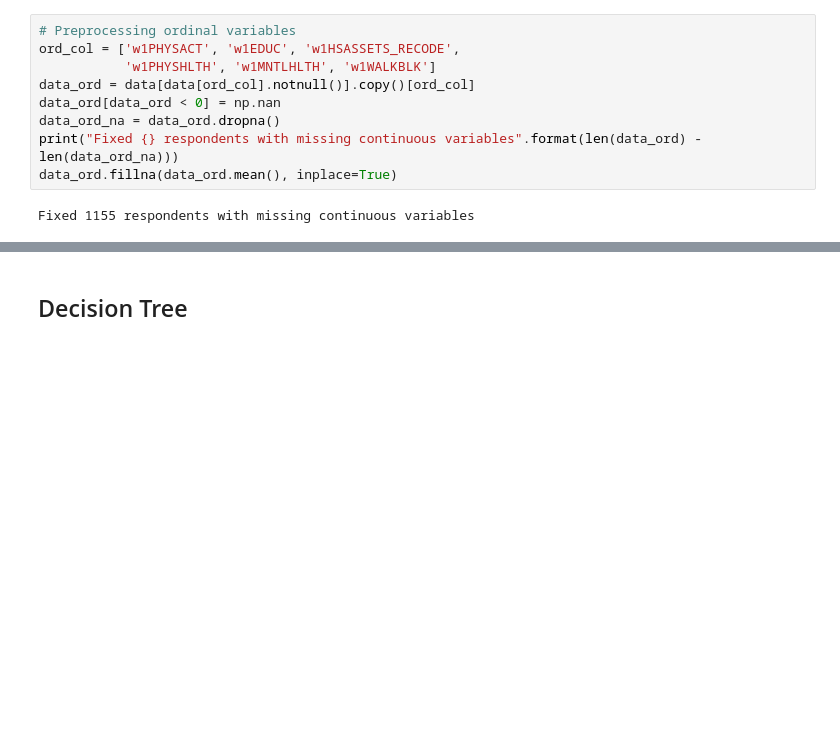
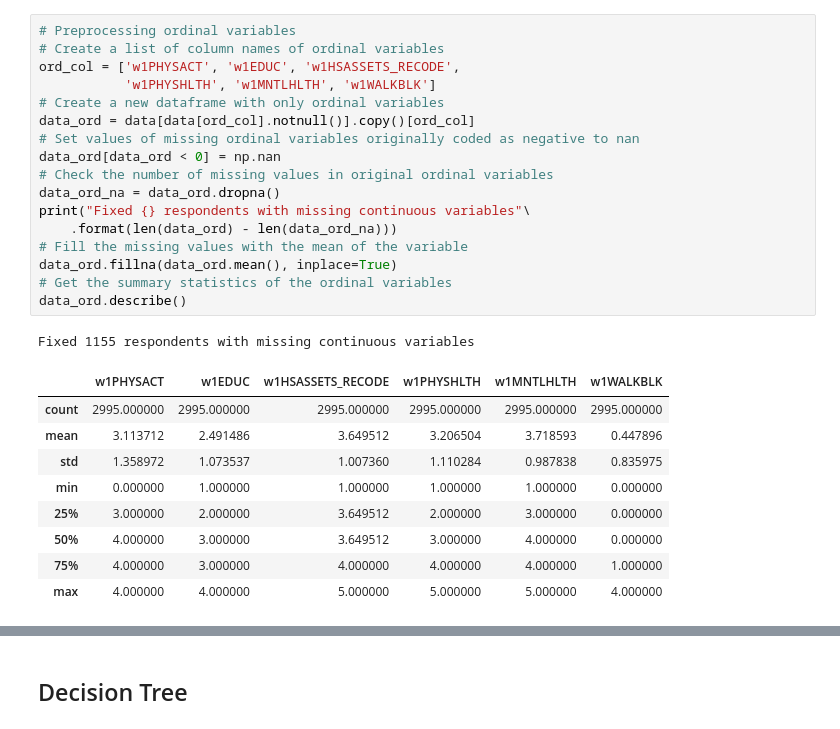
Before and after one commit to yiang-li/Predicting-Mortality-Machine-Learning, a Jupyter notebook: code.ipynb, the cells around one changed output, grey strips where cells are left out. Cells and saved outputs as stored; diff of their text form; blank space fills up the shorter version.

```diff
--- a/code.ipynb
+++ b/code.ipynb
@@ -95,13 +144,30 @@ data_cat.drop('w1ETHGRP', axis=1, inplace=True)
 # %%
 # Preprocessing ordinal variables
+# Create a list of column names of ordinal variables
 ord_col = ['w1PHYSACT', 'w1EDUC', 'w1HSASSETS_RECODE',
            'w1PHYSHLTH', 'w1MNTLHLTH', 'w1WALKBLK']
+# Create a new dataframe with only ordinal variables
 data_ord = data[data[ord_col].notnull()].copy()[ord_col]
+# Set values of missing ordinal variables originally coded as negative to nan
 data_ord[data_ord < 0] = np.nan
+# Check the number of missing values in original ordinal variables
 data_ord_na = data_ord.dropna()
-print("Fixed {} respondents with missing continuous variables".format(len(data_ord) - len(data_ord_na)))
+print("Fixed {} respondents with missing continuous variables"\
+    .format(len(data_ord) - len(data_ord_na)))
+# Fill the missing values with the mean of the variable
 data_ord.fillna(data_ord.mean(), inplace=True)
+# Get the summary statistics of the ordinal variables
+data_ord.describe()
 # %% [output]
 Fixed 1155 respondents with missing continuous variables
+|  | w1PHYSACT | w1EDUC | w1HSASSETS_RECODE | w1PHYSHLTH | w1MNTLHLTH | w1WALKBLK |
+| count | 2995.000000 | 2995.000000 | 2995.000000 | 2995.000000 | 2995.000000 | 2995.000000 |
+| mean | 3.113712 | 2.491486 | 3.649512 | 3.206504 | 3.718593 | 0.447896 |
+| std | 1.358972 | 1.073537 | 1.007360 | 1.110284 | 0.987838 | 0.835975 |
+| min | 0.000000 | 1.000000 | 1.000000 | 1.000000 | 1.000000 | 0.000000 |
+| 25% | 3.000000 | 2.000000 | 3.649512 | 2.000000 | 3.000000 | 0.000000 |
+| 50% | 4.000000 | 3.000000 | 3.649512 | 3.000000 | 4.000000 | 0.000000 |
+| 75% | 4.000000 | 3.000000 | 4.000000 | 4.000000 | 4.000000 | 1.000000 |
+| max | 4.000000 | 4.000000 | 5.000000 | 5.000000 | 5.000000 | 4.000000 |
 # %%
 # Preprocessing continuous variables
```
Also changed, not shown: parts of 18 cells of this notebook.
